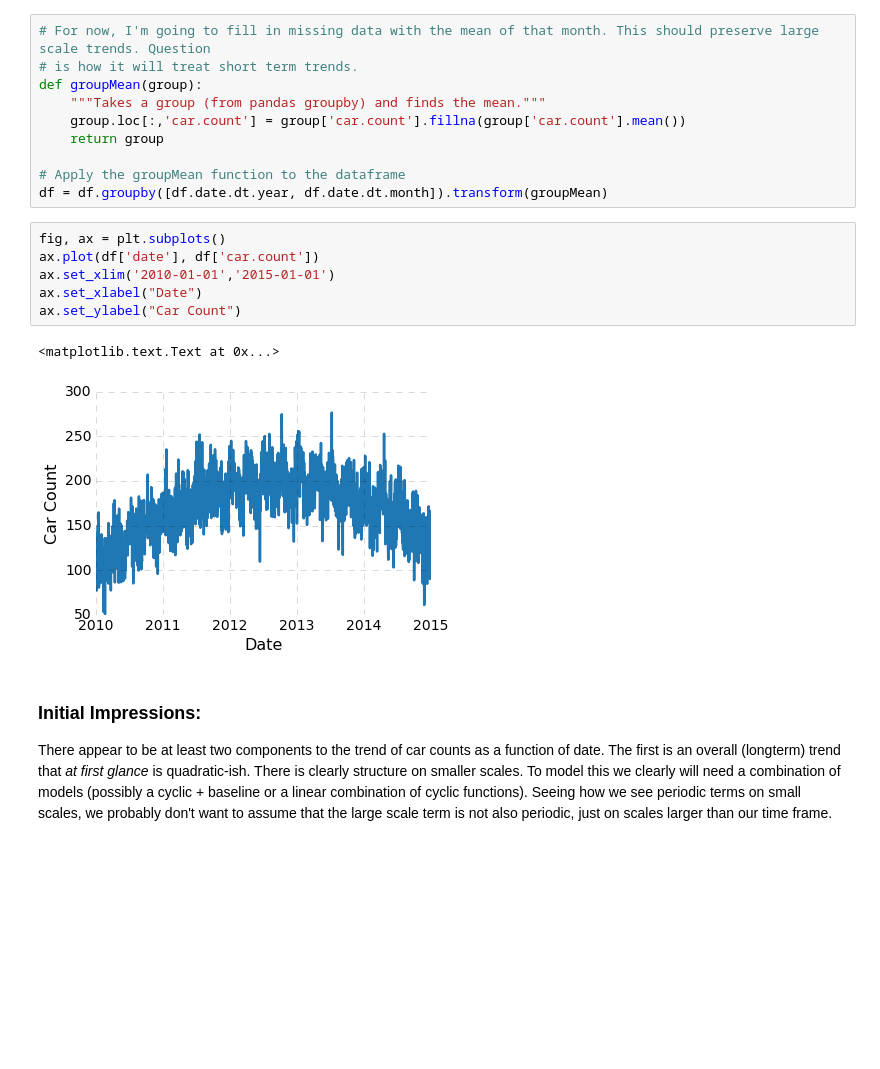
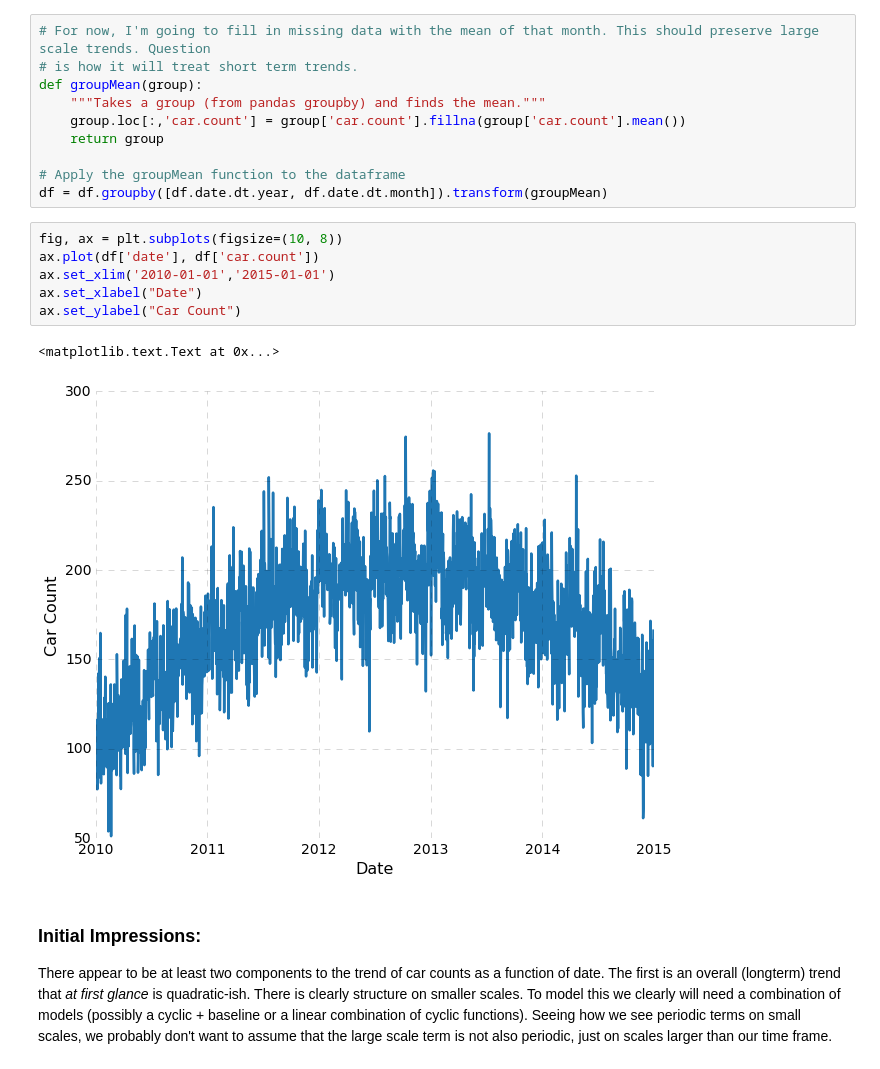
Before and after one commit to richardjcool/CodingTutorials, a Jupyter notebook: InterviewPrep/OI/Car Count Explore.ipynb, the cells around one changed output. Saved outputs shown, nothing was run; the diff lists cells and outputs as text; blank space fills up the shorter version.

```diff
--- a/InterviewPrep/OI/Car Count Explore.ipynb
+++ b/InterviewPrep/OI/Car Count Explore.ipynb
@@ -63,14 +67,14 @@ def groupMean(group):
 # Apply the groupMean function to the dataframe
 df = df.groupby([df.date.dt.year, df.date.dt.month]).transform(groupMean)
 # %%
-fig, ax = plt.subplots()
+fig, ax = plt.subplots(figsize=(10, 8))
 ax.plot(df['date'], df['car.count'])
 ax.set_xlim('2010-01-01','2015-01-01')
 ax.set_xlabel("Date")
 ax.set_ylabel("Car Count")
 # %% [output]
 <matplotlib.text.Text at 0x...>
-[figure, old version]
+[figure, new version]
 # %% [markdown]
 ### Initial Impressions:
 
```
Also changed, not shown: parts of 11 cells of this notebook, 1 other file.
